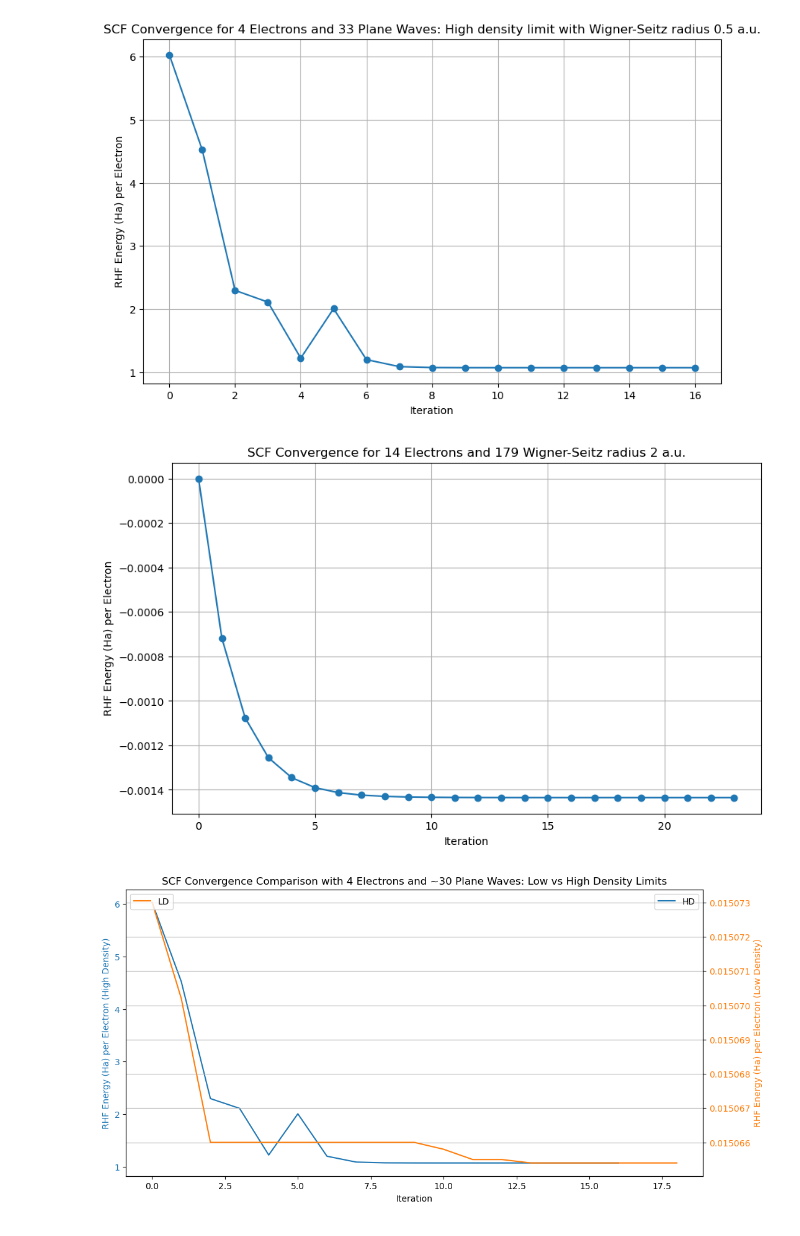
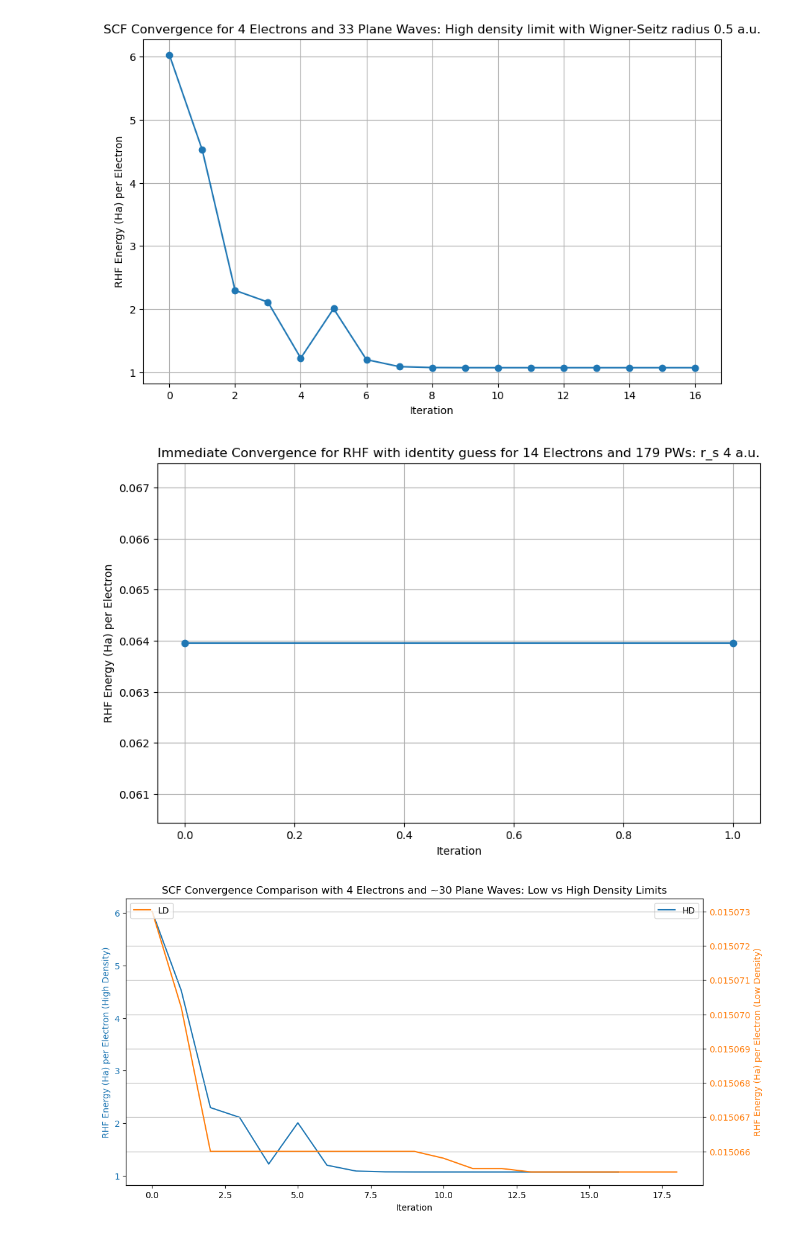
Before and after one commit to pkozlows/rotation_projects, a Jupyter notebook: hf_ueg/plt/scf.ipynb, the cells around one changed output. Saved outputs shown, nothing was run; the diff lists cells and outputs as text; code cells hidden in the pictures.

```diff
--- a/hf_ueg/plt/scf.ipynb
+++ b/hf_ueg/plt/scf.ipynb
@@ -91,33 +91,35 @@ plt.show()
 # %%
 import matplotlib.pyplot as plt
 
 # Read the data from the text file
 iterations = []
 energies = []
 n_elec = None
 num_plane_waves = None
 
-with open('scf_ld.txt', 'r') as file:
+with open('scf_id.txt', 'r') as file:
     for line in file:
         if line.startswith("Number of electrons:"):
             n_elec = int(line.split()[-1])
+        elif line.startswith("Wigner-Seitz radius:"):
+            rs = int(line.split()[-1])
         elif line.startswith("Number of plane waves:"):
             num_plane_waves = int(line.split()[-1])
         else:
             iteration, energy = line.split()
             iterations.append(int(iteration))
             energies.append(float(energy))
 
 # Plot the data
 plt.figure(figsize=(10, 6))
 plt.plot(iterations, energies, marker='o')
 plt.xlabel('Iteration')
 plt.ylabel('RHF Energy (Ha) per Electron')
-plt.title(f'SCF Convergence for {n_elec} Electrons and {num_plane_waves} Wigner-Seitz radius 2 a.u.')
+plt.title(f'Immediate Convergence for RHF with identity guess for {n_elec} Electrons and {num_plane_waves} PWs: r_s {rs} a.u.')
 plt.grid(True)
 plt.show()
 # %% [output]
-[figure, old version]
+[figure, new version]
 # %%
 import matplotlib.pyplot as plt
 
```
Also changed, not shown: parts of 1 cell of this notebook, 21 other files.
